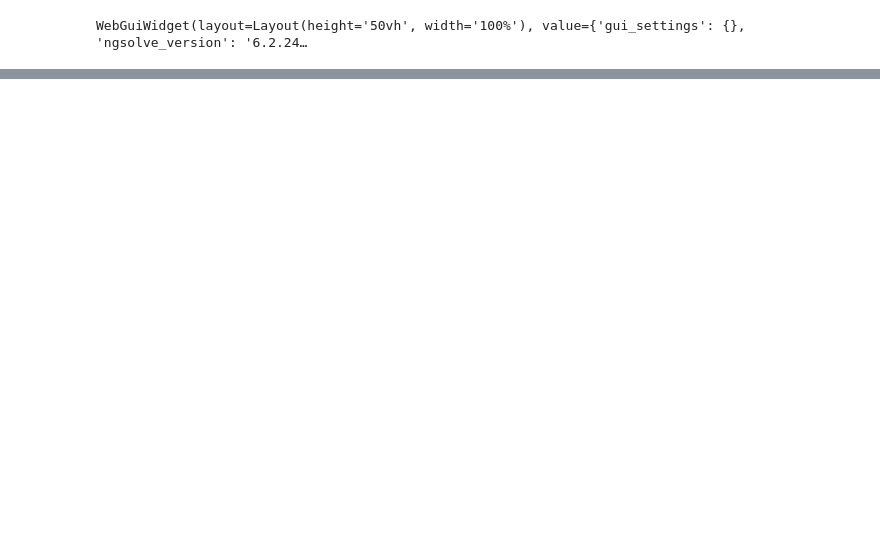
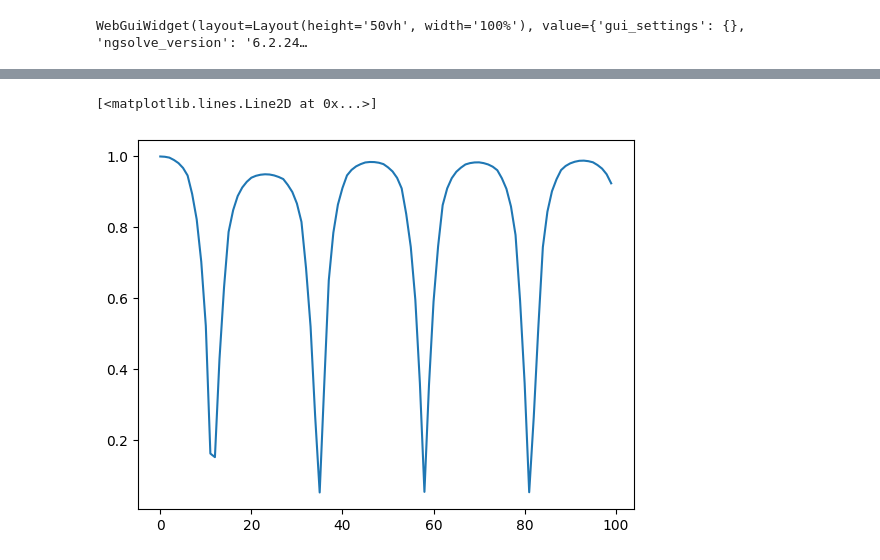
Before and after one commit to stewartboogert/pyAcceleratorFEM, a Jupyter notebook: tutorial/Tutorial_5Cell_800MHz_Rectangular.ipynb, the cells around one changed output, grey strips where cells are left out. Saved outputs shown, nothing was run; the diff lists cells and outputs as text; code cells hidden in the pictures; blank space fills up the shorter version.

```diff
--- a/tutorial/Tutorial_5Cell_800MHz_Rectangular.ipynb
+++ b/tutorial/Tutorial_5Cell_800MHz_Rectangular.ipynb
@@ -108,0 +98,6 @@ WebGuiWidget(layout=Layout(height='50vh', width='100%'), value={'gui_settings':
+# %%
+f= fc_mc.plotAxialFields(5,field="B")
+_plt.plot(_np.abs(f[:,0]/f[:,0].max()))
+# %% [output]
+[<matplotlib.lines.Line2D at 0x...>]
+[figure, added]
```
Also changed, not shown: parts of 7 cells of this notebook, 1 other file.
